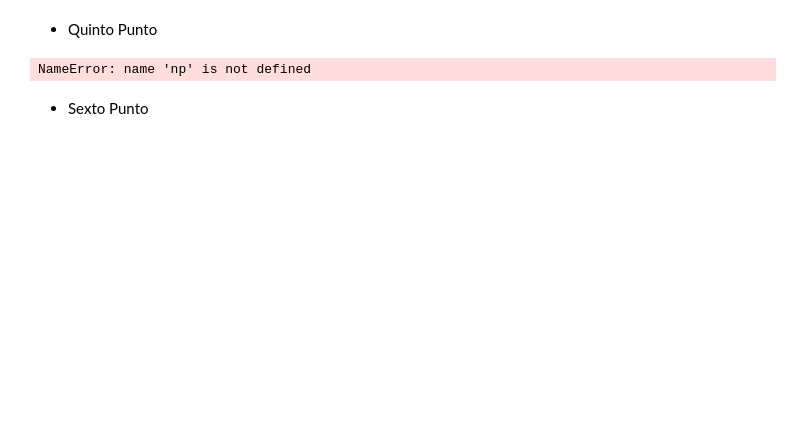
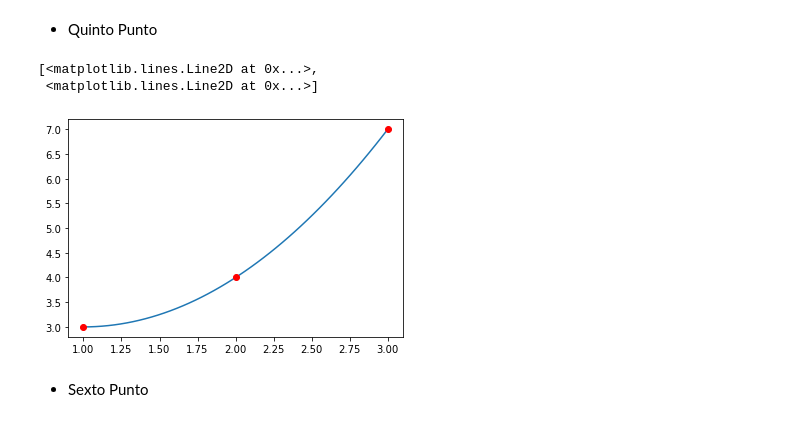
Before and after one commit to DuneV/2022-2, a Jupyter notebook: LAB2_OPTIMIZACION.ipynb, the cells around one changed output. Saved outputs shown, nothing was run; the diff lists cells and outputs as text; code cells hidden in the pictures; blank space fills up the shorter version.

```diff
--- a/LAB2_OPTIMIZACION.ipynb
+++ b/LAB2_OPTIMIZACION.ipynb
@@ -106,10 +165,16 @@ plt.show()
 # %%
 x5 = np.array([1., 2., 3.])
 y5 = np.array([3., 4., 7.])
-va = np.vander(x5, len(x5))
-p2 = lagrange(x5,y5)
+pol = np.polyfit(x5,y5, len(x5)-1)
+
+xx = np.linspace(min(x5),max(x5))
+yy = np.polyval(pol,xx)
+# p2 = lagrange(x5,y5)
+plt.plot(xx, yy, '-',x5, y5, 'ro')
 # %% [output]
-NameError: name 'np' is not defined
+[<matplotlib.lines.Line2D at 0x...>,
+ <matplotlib.lines.Line2D at 0x...>]
+[figure, added]
 # %% [markdown]
 - Sexto Punto
 # %%
```
Also changed, not shown: parts of 8 cells of this notebook, 1 other file.
